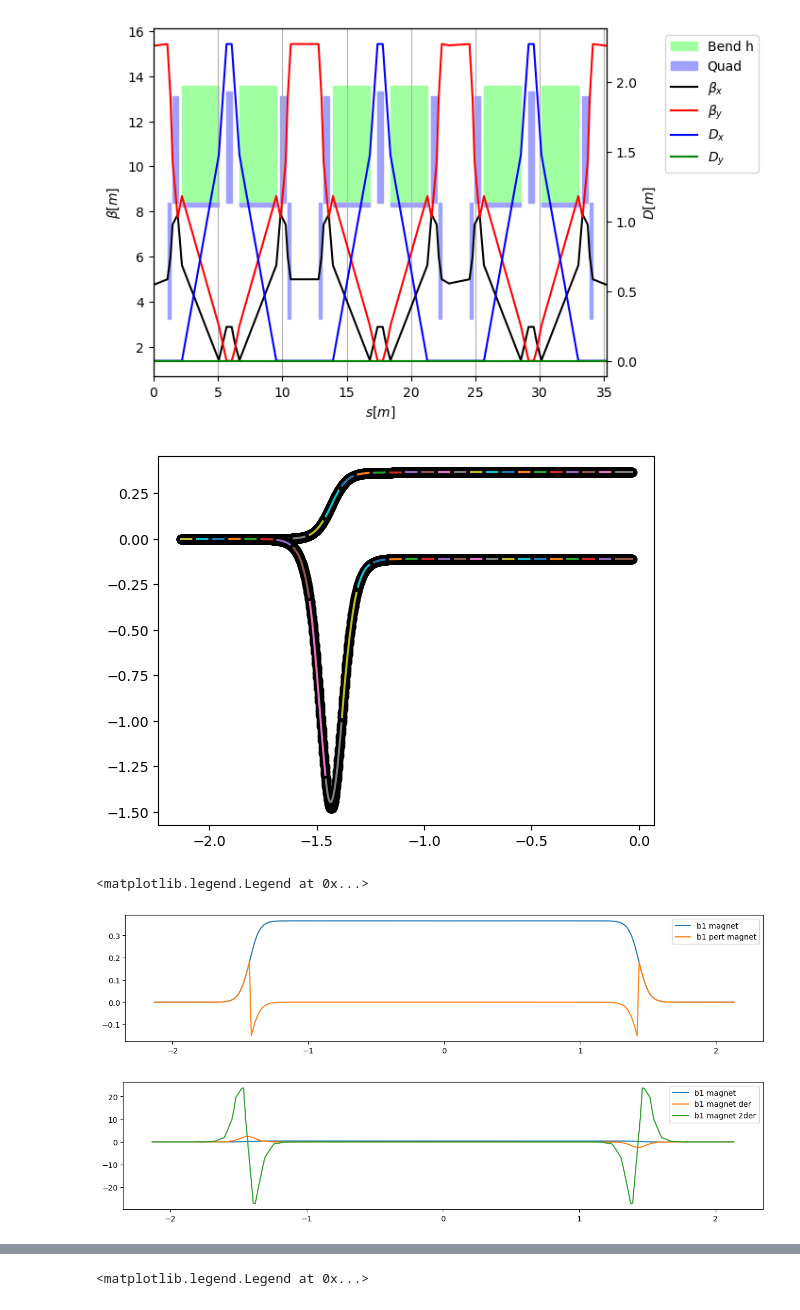
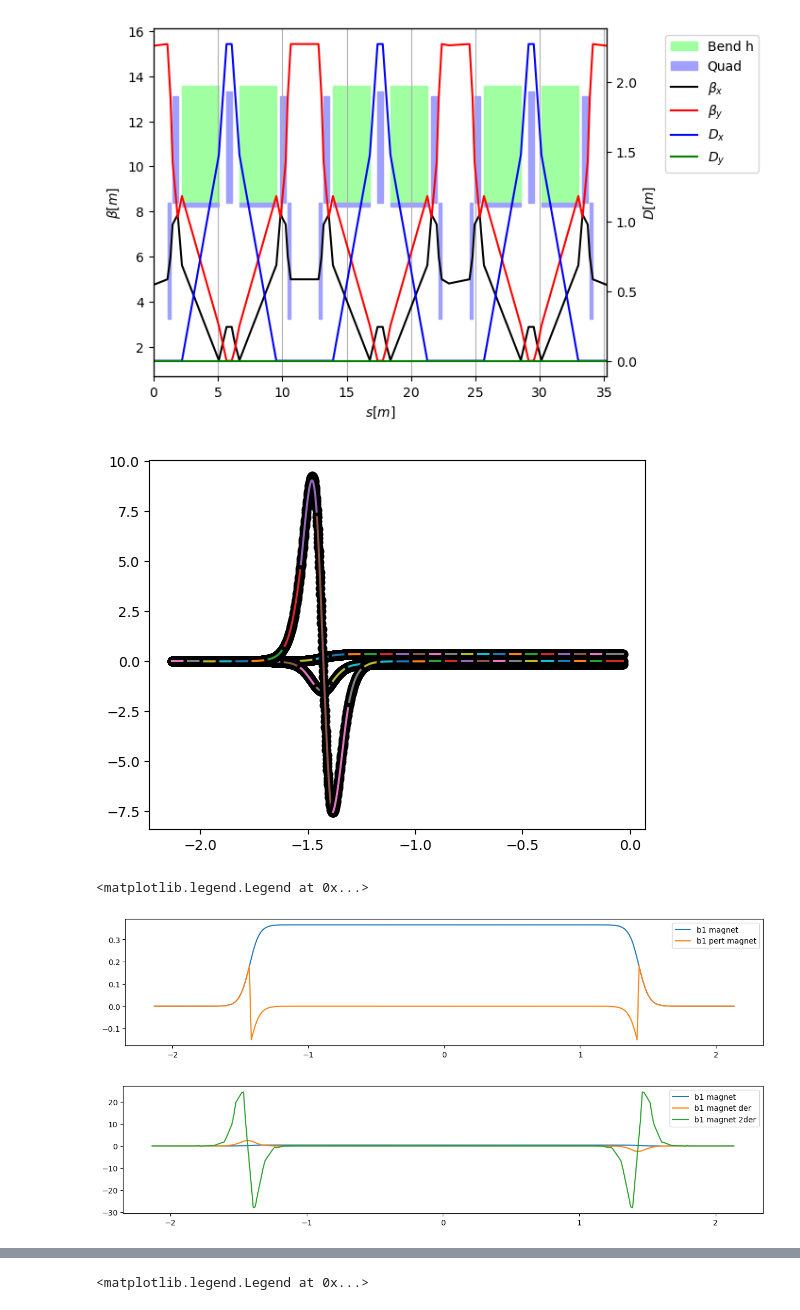
Before and after one commit to xsuite/bpmeth, a Jupyter notebook: examples/HeLICS/ring/HeLICS_RDTs.ipynb, the cells around one changed output, grey strips where cells are left out. Drawn from its saved outputs; the diff is of its cells as text; code cells hidden in the pictures.

```diff
--- a/examples/HeLICS/ring/HeLICS_RDTs.ipynb
+++ b/examples/HeLICS/ring/HeLICS_RDTs.ipynb
@@ -95,28 +67,28 @@ def f(h_func, p, q, r, t, s, mux, muy, tw):
 # %%
 ##################################
 # Dipole fieldmap and spline fit #
 ##################################
 
 data = np.loadtxt("../dipole/HeLICS_fieldmap_tanh.csv", skiprows=1, delimiter=',')
 magnet = bpmeth.Fieldmap(data)
 
 fig, ax = plt.subplots()
-segments, splines = magnet.fit_spline_multipoles(components=[1, 2], step=75, smin=-l_magn/2-10*gap, smax=0, ax=ax)
+segments, splines = magnet.fit_spline_multipoles(components=[1, 2, 3], step=75, smin=-l_magn/2-10*gap, smax=0, ax=ax)
 
 def segment_indices(xs, segments):
     """Return the segment indices for points xs given uniform [start, end] segments."""
     segment_ends = [segments[0][0]] + [seg[1] for seg in segments]
     x_min = segment_ends[0]
     x_max = segment_ends[-1]
     dx = segment_ends[1] - segment_ends[0]
     num_segments = len(segment_ends) - 1
 
     xs = np.asarray(xs)
     indices = np.floor((xs - x_min) / dx).astype(int)
     indices = np.clip(indices, 0, num_segments - 1)
     return indices
 # %% [output]
-[figure, old version]
+[figure, new version]
 # %%
 def heaviside_tol(x, tol=1e-10, h0=0.5):
     """Heaviside step function with numerical tolerance for central value"""
@@ -173,7 +145,7 @@ ax.legend()
 # %% [output]
 <matplotlib.legend.Legend at 0x...>
 [figure]
-[figure, old version]
+[figure, new version]
 # %%
 
 def b2_half(s):
```
Also changed, not shown: parts of 13 cells of this notebook, 1 other file.
